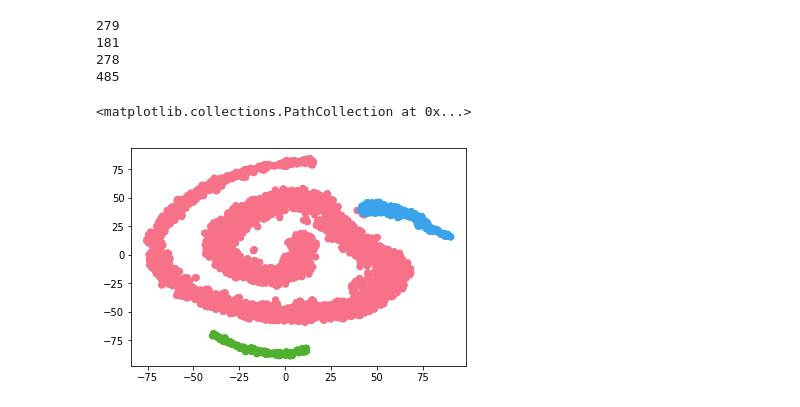
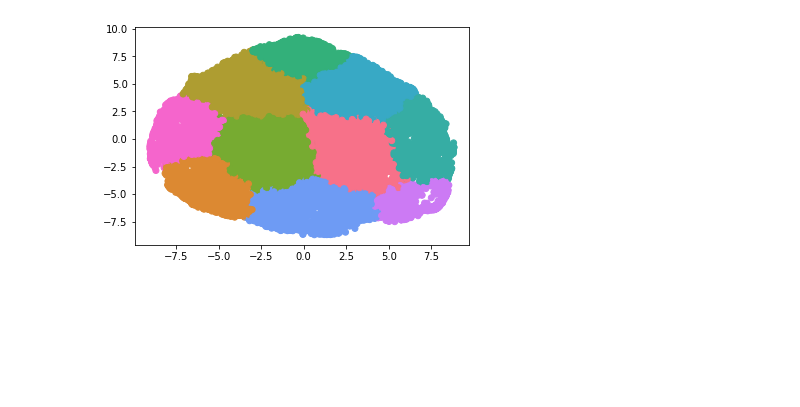
Before and after one commit to ays0110/bean, a Jupyter notebook: Pig 2/Experiment 12/TSNE Scratch E12.ipynb, the cells around one changed output. Saved outputs shown, nothing was run; the diff lists cells and outputs as text; code cells hidden in the pictures; blank space fills up the shorter version.

```diff
--- a/Pig 2/Experiment 12/TSNE Scratch E12.ipynb
+++ b/Pig 2/Experiment 12/TSNE Scratch E12.ipynb
@@ -129,9 +61,10 @@ plt.plot(np.squeeze(output_4), c='r')
 from sklearn import manifold
 from time import time
 
-squished_embeddings = np.load('e12-embeddings-squished.npy')
-tsne = manifold.TSNE(n_components=2, init='random', random_state=0, n_iter=1000, perplexity=60, verbose=1)
+squished_embeddings = np.load('../../Results/12D/embeddings-squished.npy')
+tsne = manifold.TSNE(n_components=2, init='random', random_state=0, n_iter=300, perplexity=50, verbose=1)
 tsne_result = tsne.fit_transform(squished_embeddings)
 plt.scatter(tsne_result[:, 0], tsne_result[:, 1])
-np.save('e12_tsne_60.npy', tsne_result)
+#plt.savefig('./12B/tsne-50.png')
+# np.save('./12B/tsne-50.npy', tsne_result)
 # %% [output]
@@ -156,12 +89,0 @@ np.save('e12_tsne_60.npy', tsne_result)
-# %%
-for i in range(len(prefrontal_cortex_indices)):
-    plt.scatter(tsne_result[prefrontal_cortex_indices[i],0], tsne_result[prefrontal_cortex_indices[i],1], c='green', s=2)
-for i in range(len(posterior_cingulate_cortex_indices)):
-    plt.scatter(tsne_result[posterior_cingulate_cortex_indices[i],0], tsne_result[posterior_cingulate_cortex_indices[i],1], c='red', s=2)
-for i in range(len(auditory_cortex_indices)):
-    plt.scatter(tsne_result[auditory_cortex_indices[i],0], tsne_result[auditory_cortex_indices[i],1], c='blue', s=2)
-for i in range(len(temporal_gyri_indices)):
-    plt.scatter(tsne_result[temporal_gyri_indices[i],0], tsne_result[temporal_gyri_indices[i],1], c='black', s=2)
-
-
-#plt.savefig('../../Results/tsne_e11/g_tsne_50_pig_2_full_dataset.png')
@@ -170,24 +90,26 @@ for i in range(len(temporal_gyri_indices)):
-# %%
-print(len(temporal_gyri_indices))
-print(len(posterior_cingulate_cortex_indices))
-print(len(auditory_cortex_indices))
-print(len(prefrontal_cortex_indices))
-# %% [output]
-279
-181
-278
-485
 # %%
 # color (kmeans) and label
-from sklearn.cluster import KMeans, DBSCAN
+from sklearn.cluster import KMeans, DBSCAN, SpectralClustering
 
-db = DBSCAN(eps=10,min_samples=100)
-db.fit_predict(tsne_result)
-labels = db.labels_
-rgbs = [np.array(c) for c in sns.color_palette("husl", len(np.unique(labels)))]
+qualitative_clusters = 10
+my_kmeans = SpectralClustering(n_clusters=qualitative_clusters, eigen_solver='arpack',affinity="nearest_neighbors")
+
+# my_kmeans = KMeans(n_clusters=qualitative_clusters, n_init=50)
+rgbs = [np.array(c) for c in sns.color_palette("husl", qualitative_clusters)]
+my_kmeans.fit(tsne_result)
+labels = my_kmeans.labels_
 colors = [rgbs[i] for i in labels]
 
 plt.scatter(tsne_result[:, 0], tsne_result[:, 1], c=colors)
+plt.savefig('../../Results/12B/P50-SpectralClustering10/clusters.png')
+
+# db = DBSCAN(eps=10,min_samples=30)
+# db.fit_predict(tsne_result)
+# labels = db.labels_
+# rgbs = [np.array(c) for c in sns.color_palette("husl", len(np.unique(labels)))]
+# colors = [rgbs[i] for i in labels]
+
+# plt.scatter(tsne_result[:, 0], tsne_result[:, 1], c=colors)
+# plt.savefig('./Base/tsne-100-kmeans-480.png')
 # %% [output]
-<matplotlib.collections.PathCollection at 0x...>
-[figure, old version]
+[figure, new version]
```
Also changed, not shown: parts of 15 cells of this notebook, 6 other files.
